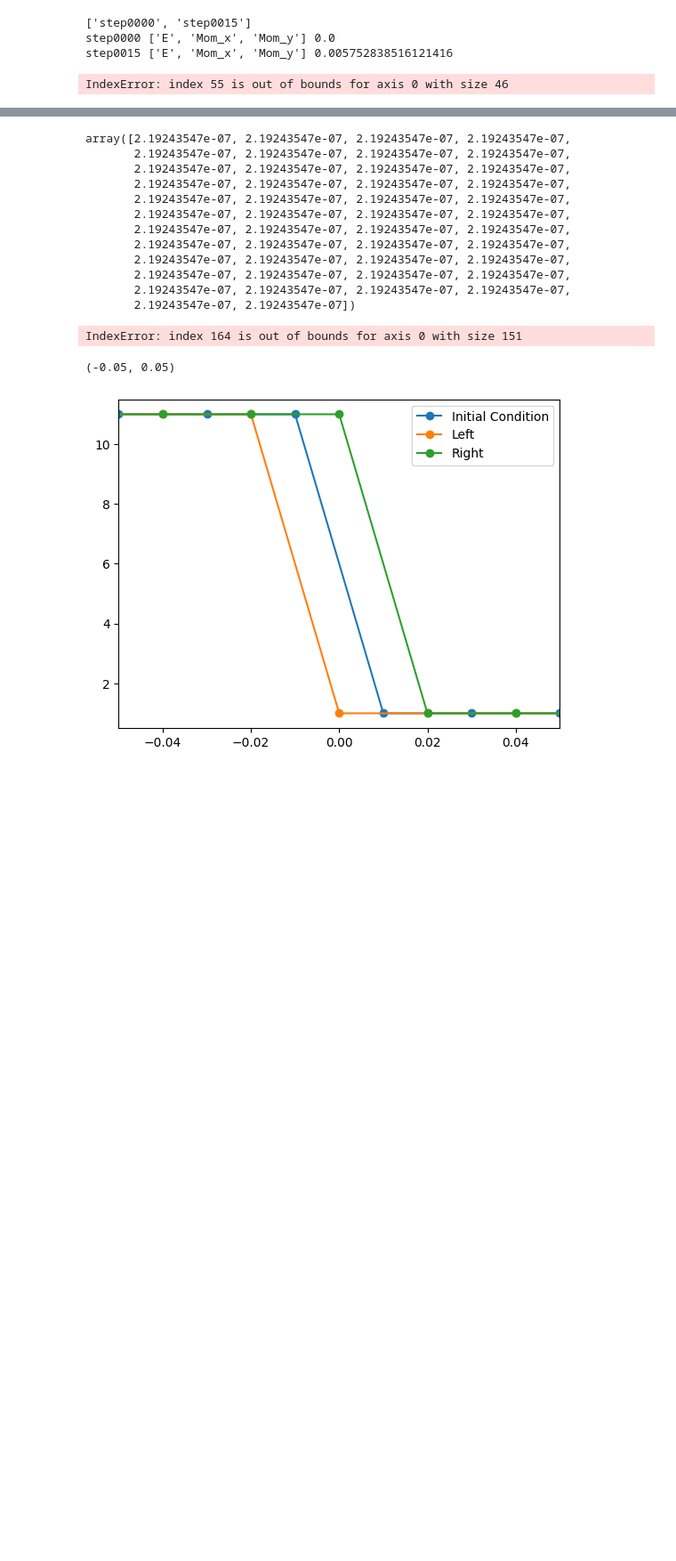
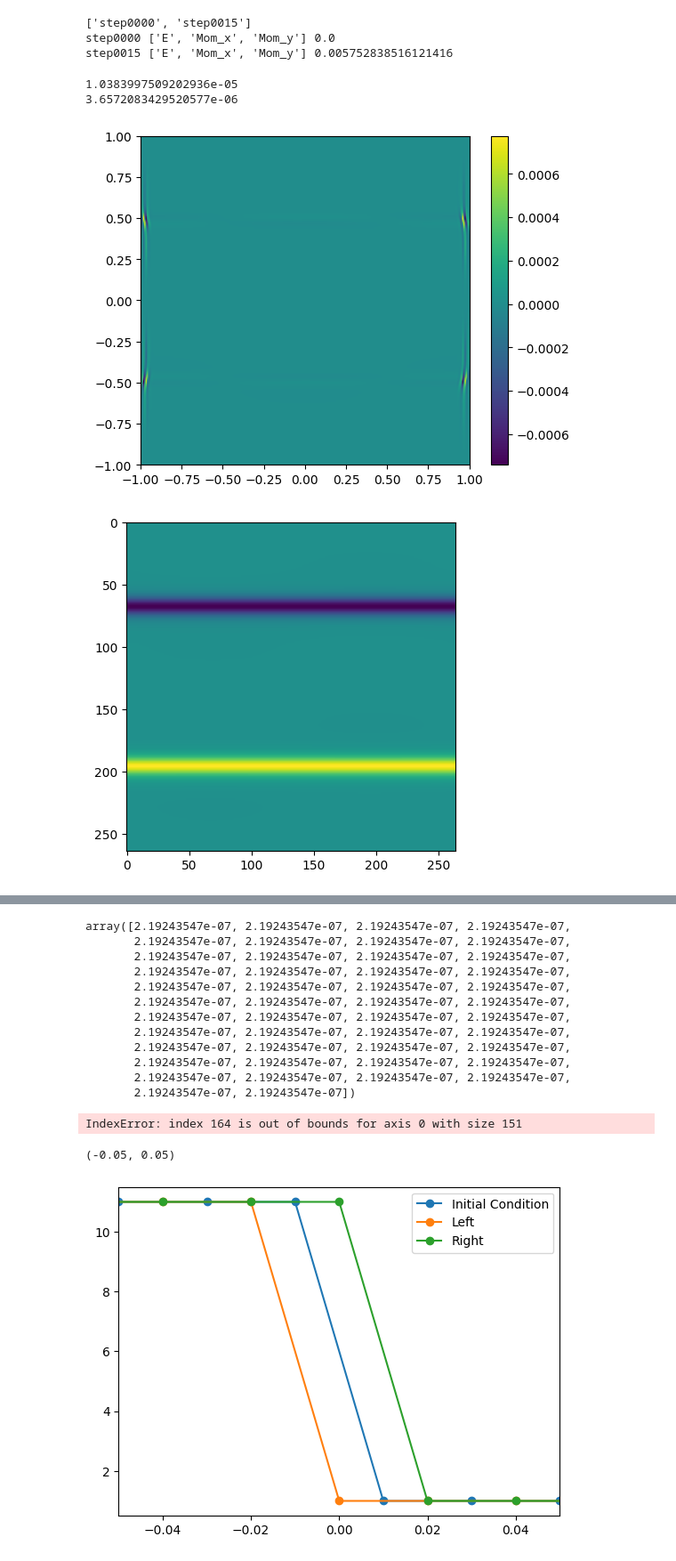
Before and after one commit to Jimbo-Coder/PyFluid, a Jupyter notebook: main_mhd2d.ipynb, the cells around one changed output, grey strips where cells are left out. Shown at 89% size. Cells and saved outputs as stored; diff of their text form; code cells hidden in the pictures; blank space fills up the shorter version.

```diff
--- a/main_mhd2d.ipynb
+++ b/main_mhd2d.ipynb
@@ -2127,10 +2170,30 @@ with h5py.File(r"C:\Users\nickd\PyFluid\checkpoints\2DKHa0\UPvec_0000.h5", "r")
 step0000 ['E', 'Mom_x', 'Mom_y'] 0.0
 step0015 ['E', 'Mom_x', 'Mom_y'] 0.005752838516121416
 # %%
-#it= 0
 it+=1
-divb = np.gradient(state.Pvecs[it,5, ...], state.dx, axis=0) + np.gradient(state.Pvecs[it,6, ...], state.dx, axis=1)
-plt.imshow(divb, extent=(state.x0, state.x1, state.y0, state.y1), origin='lower')
-np.sum(divb)
+#it=-1
+divb = np.gradient(state.Pvecs[it,5, :], state.dx, axis=0) + np.gradient(state.Pvecs[it,6, :], state.dx, axis=1)
+plt.imshow(divb.T, extent=(state.x0, state.x1, state.y0, state.y1), origin='lower')
+print(np.sum(np.abs(divb[*state.imasksl]))*state.dx*state.dy)
+plt.colorbar()
+plt.figure()
+
+plt.imshow(state.Pvecs[it,5,...].T)
+
+#state.LRBT_recon_UP(state.Uvecs[it,...], state.Pvecs[it,...], state.UvecintxL, state.UvecintxR, state.UvecintyB, state.UvecintyT, \
+                    #state.PvecintxL, state.PvecintxR, state.PvecintyB, state.PvecintyT)
+#divb2 = state.Pvecin
+divb3 = (state.Pvecs[it,5,1:,1:] + state.Pvecs[it,5,1:,0:-1] - state.Pvecs[it,5,0:-1,1:] - state.Pvecs[it,5,0:-1,0:-1])/(2*state.dx) + \
+            (state.Pvecs[it,6,1:,1:] + state.Pvecs[it,6,0:-1,1:] - state.Pvecs[it,6,1:,0:-1] - state.Pvecs[it,6,0:-1,0:-1])/(2*state.dy)
+sl1 = slice(state.ng-1, - (state.ng+1))
+sl2d = (sl1, sl1)
+#print(np.sum(divb3[*sl2d]*(state.dx*state.dy)))
+plt.figure()
+plt.imshow(divb3[*sl2d].T, extent=(state.x0, state.x1, state.y0, state.y1), origin='lower')
+plt.colorbar()
+print(np.sum(np.abs(divb3[*sl2d]))*(state.dx*state.dy))
 # %% [output]
-IndexError: index 55 is out of bounds for axis 0 with size 46
+1.0383997509202936e-05
+3.6572083429520577e-06
+[figure, added]
+[figure, added]
```
Also changed, not shown: parts of 4 cells of this notebook, 4 other files.
